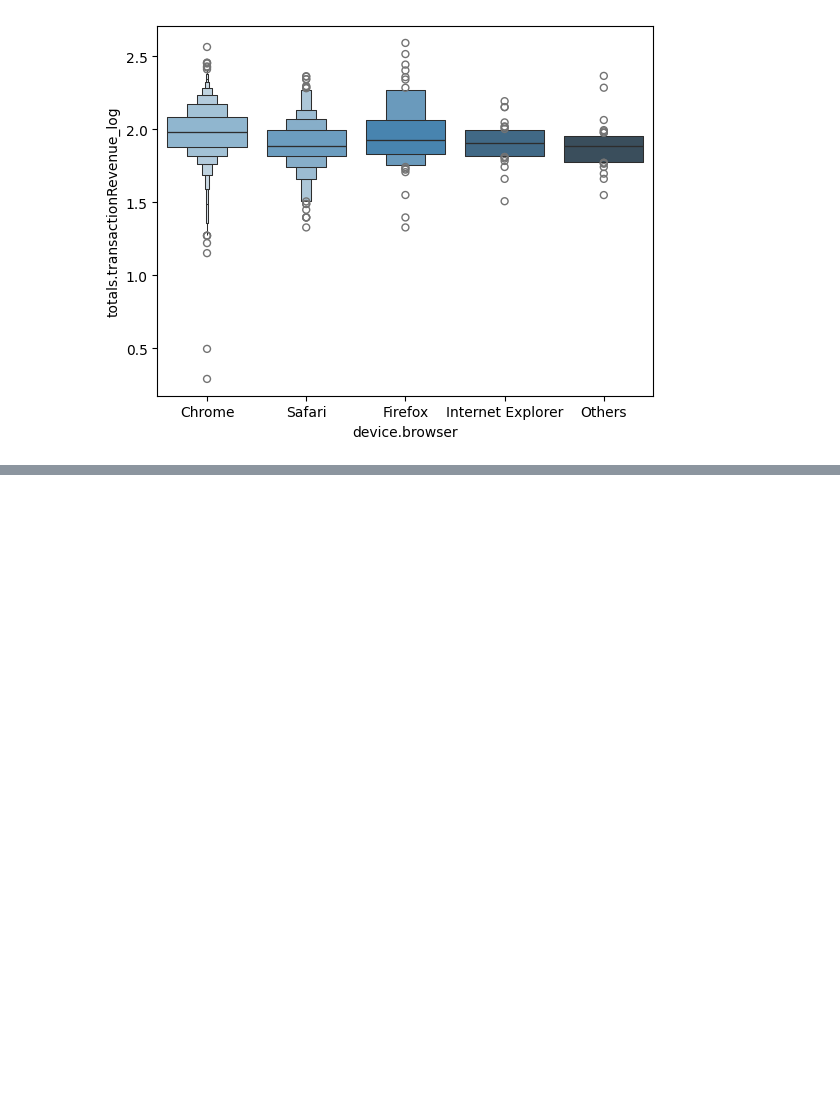
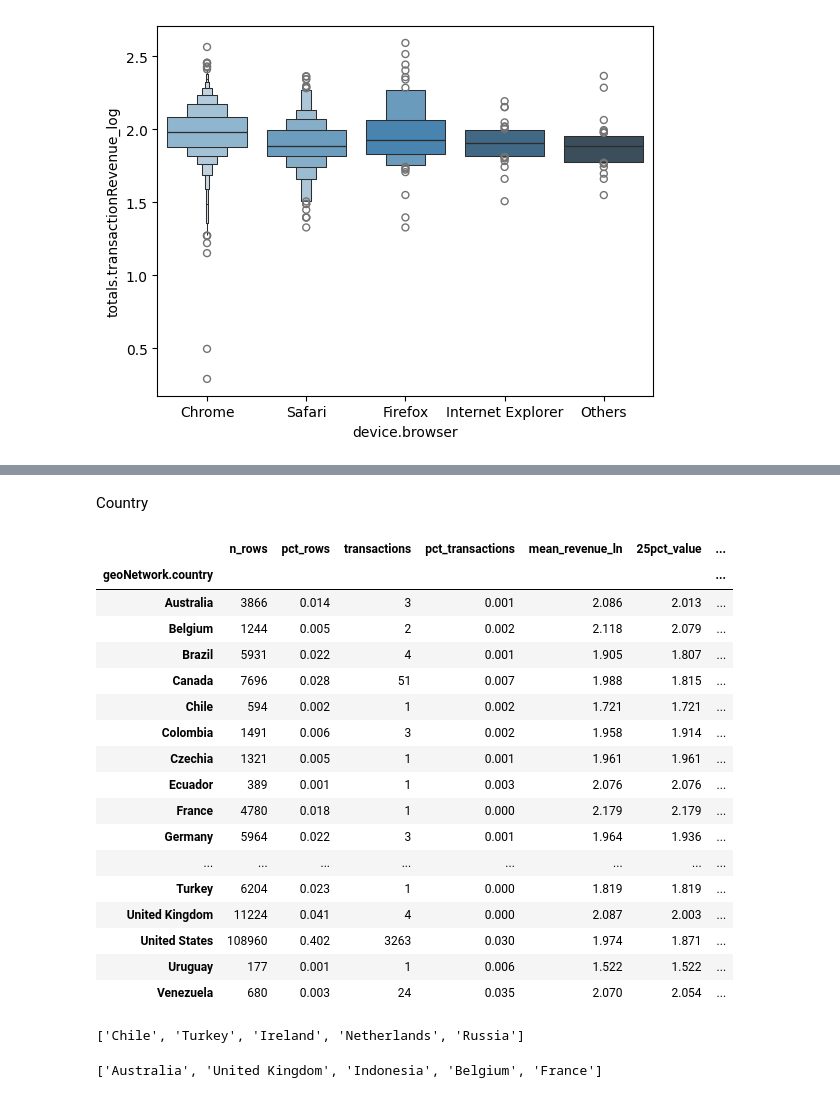
Before and after one commit to KARENCMP82/Python, a Jupyter notebook: GACR_Regresion_clase.ipynb, the cells around one changed output, grey strips where cells are left out. Saved outputs shown, nothing was run; the diff lists cells and outputs as text; code cells hidden in the pictures; blank space fills up the shorter version.

```diff
--- a/GACR_Regresion_clase.ipynb
+++ b/GACR_Regresion_clase.ipynb
@@ -439,0 +446,11 @@ def
+# %%
+def explore_cat_values(dataframe, column, target_column):
+    _results_df = dataframe[dataframe[target_column] > 1].pivot_table(index=column, values=target_column, aggfunc=[len, np.mean,lambda x: np.percentile(x, 50) ,lambda x: np.percentile(x, 25) ,lambda x: np.percentile(x, 75)])
+    _results_df.columns = ['transactions', 'mean_revenue_ln','median_value','25pct_value','75pct_value']
+    _results_df['n_rows'] = dataframe[column].value_counts(dropna=False)
+    _results_df['pct_rows'] = dataframe[column].value_counts(normalize=True, dropna=False)
+    _results_df['pct_transactions'] = _results_df['transactions'] / _results_df['n_rows']
+    _results_df = _results_df[['n_rows', 'pct_rows', 'transactions', 'pct_transactions', 'mean_revenue_ln','25pct_value','median_value','75pct_value']]
+    return round(_results_df,3)
+
+    ##Reutilizar para variables categoricas.
@@ -439,0 +577,23 @@ def
+# %% [markdown]
+Country
+# %%
+explore_cat_values(df,'geoNetwork.country', TARGET_LOG)
+# %% [output]
+|  | n_rows | pct_rows | transactions | pct_transactions | mean_revenue_ln | 25pct_value | ... |
+| geoNetwork.country |  |  |  |  |  |  | ... |
+| Australia | 3866 | 0.014 | 3 | 0.001 | 2.086 | 2.013 | ... |
+| Belgium | 1244 | 0.005 | 2 | 0.002 | 2.118 | 2.079 | ... |
+| Brazil | 5931 | 0.022 | 4 | 0.001 | 1.905 | 1.807 | ... |
+| Canada | 7696 | 0.028 | 51 | 0.007 | 1.988 | 1.815 | ... |
+| Chile | 594 | 0.002 | 1 | 0.002 | 1.721 | 1.721 | ... |
+| Colombia | 1491 | 0.006 | 3 | 0.002 | 1.958 | 1.914 | ... |
+| Czechia | 1321 | 0.005 | 1 | 0.001 | 1.961 | 1.961 | ... |
+| Ecuador | 389 | 0.001 | 1 | 0.003 | 2.076 | 2.076 | ... |
+| France | 4780 | 0.018 | 1 | 0.000 | 2.179 | 2.179 | ... |
+| Germany | 5964 | 0.022 | 3 | 0.001 | 1.964 | 1.936 | ... |
+| ... | ... | ... | ... | ... | ... | ... | ... |
+| Turkey | 6204 | 0.023 | 1 | 0.000 | 1.819 | 1.819 | ... |
+| United Kingdom | 11224 | 0.041 | 4 | 0.000 | 2.087 | 2.003 | ... |
+| United States | 108960 | 0.402 | 3263 | 0.030 | 1.974 | 1.871 | ... |
+| Uruguay | 177 | 0.001 | 1 | 0.006 | 1.522 | 1.522 | ... |
+| Venezuela | 680 | 0.003 | 24 | 0.035 | 2.070 | 2.054 | ... |
@@ -439,0 +602,10 @@ def
+# %%
+last_countries = results_by_country[results_by_country['n_rows'] > 500].sort_values(by='mean_revenue_ln').head().index.to_list()
+last_countries
+# %% [output]
+['Chile', 'Turkey', 'Ireland', 'Netherlands', 'Russia']
+# %%
+first_countries = results_by_country[results_by_country['n_rows'] > 500].sort_values(by='mean_revenue_ln').tail().index.to_list()
+first_countries
+# %% [output]
+['Australia', 'United Kingdom', 'Indonesia', 'Belgium', 'France']
```
Also changed, not shown: parts of 27 cells of this notebook.
